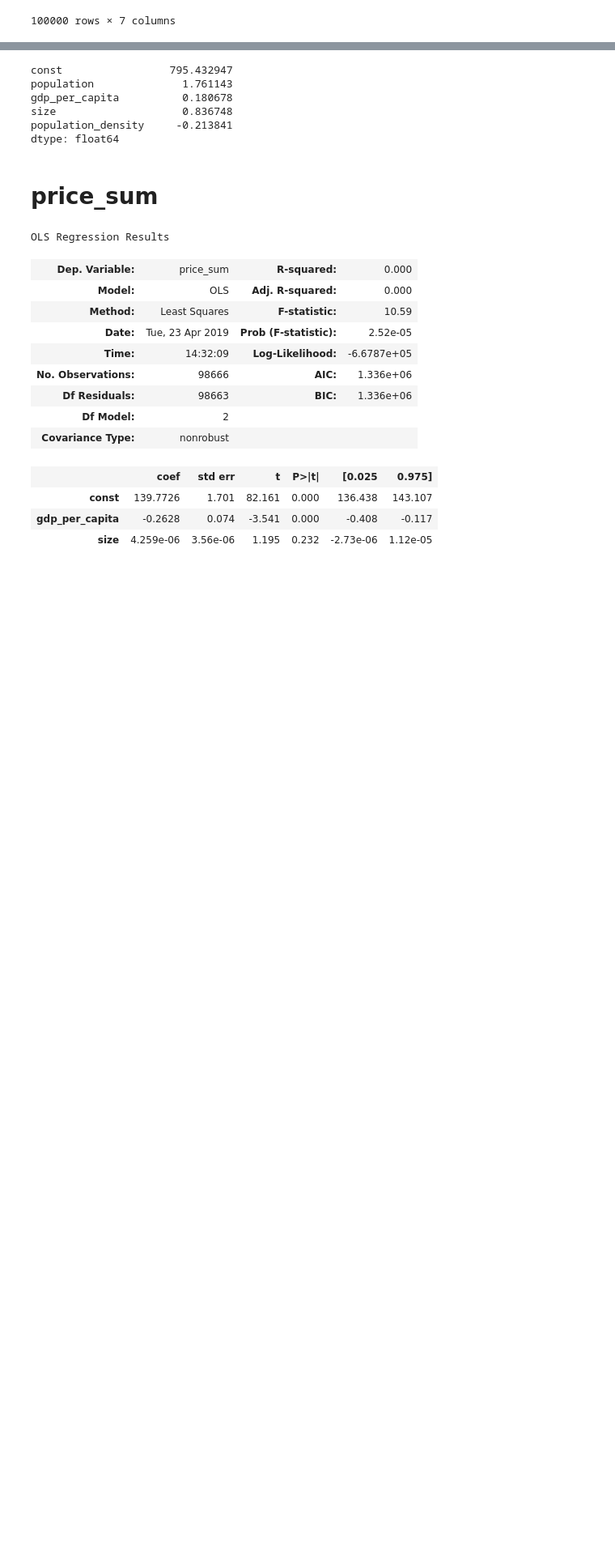
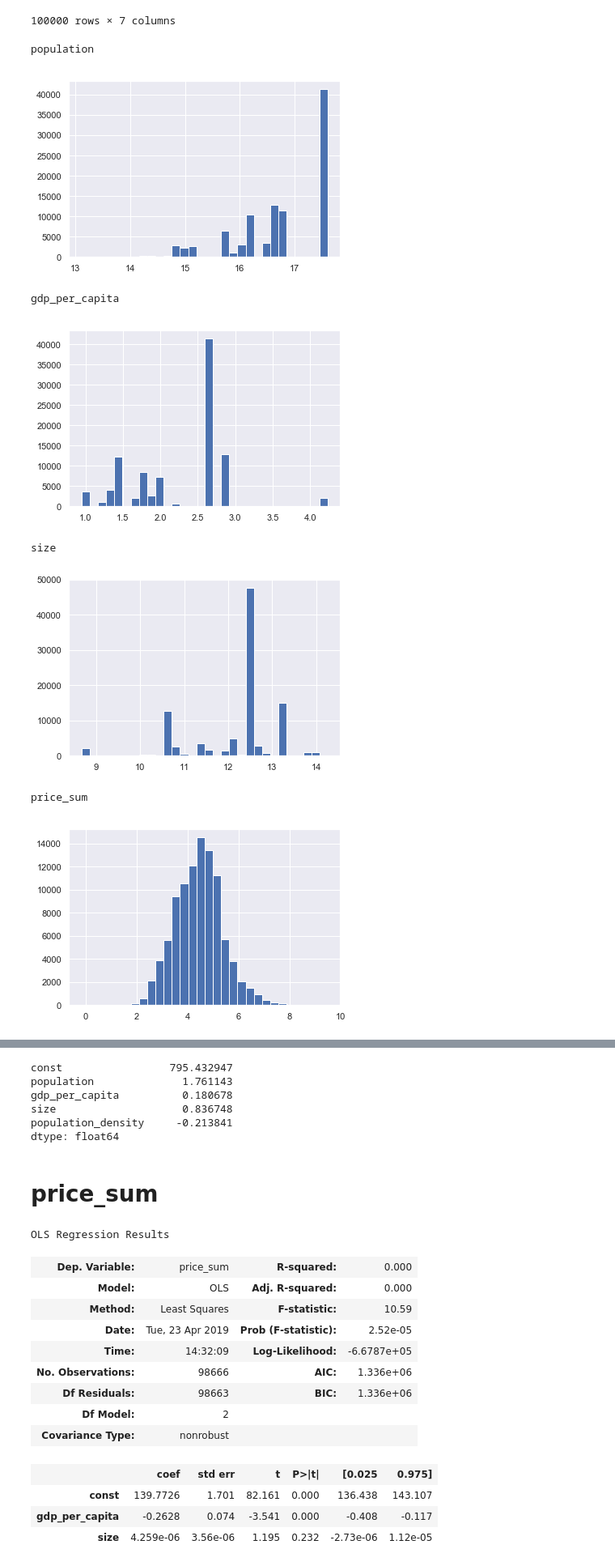
Before and after one commit to leeyenter/bt4211-project, a Jupyter notebook: Purchase Prediction - YT.ipynb, the cells around one changed output, grey strips where cells are left out. Shown at 81% size. Cells and saved outputs as stored; diff of their text form; code cells hidden in the pictures; blank space fills up the shorter version.

```diff
--- a/Purchase Prediction - YT.ipynb
+++ b/Purchase Prediction - YT.ipynb
@@ -312 +333,22 @@ reviews
+# %%
+for col in x_cols + y_cols:
+    print(col)
+    transformed[col].hist(bins=30)
+#     plt.yscale('log')
+    plt.show()
+#     np.log1p(transformed[col]).hist(bins=30)
+#     plt.yscale('log')
+#     plt.show()
+#     np.log1p(np.reciprocal(transformed[col])).hist(bins=30)
+#     plt.yscale('log')
+#     plt.show()
+# %% [output]
+population
+[figure, added]
+gdp_per_capita
+[figure, added]
+size
+[figure, added]
+price_sum
+[figure, added]
 # %%
```
Also changed, not shown: parts of 27 cells of this notebook.
